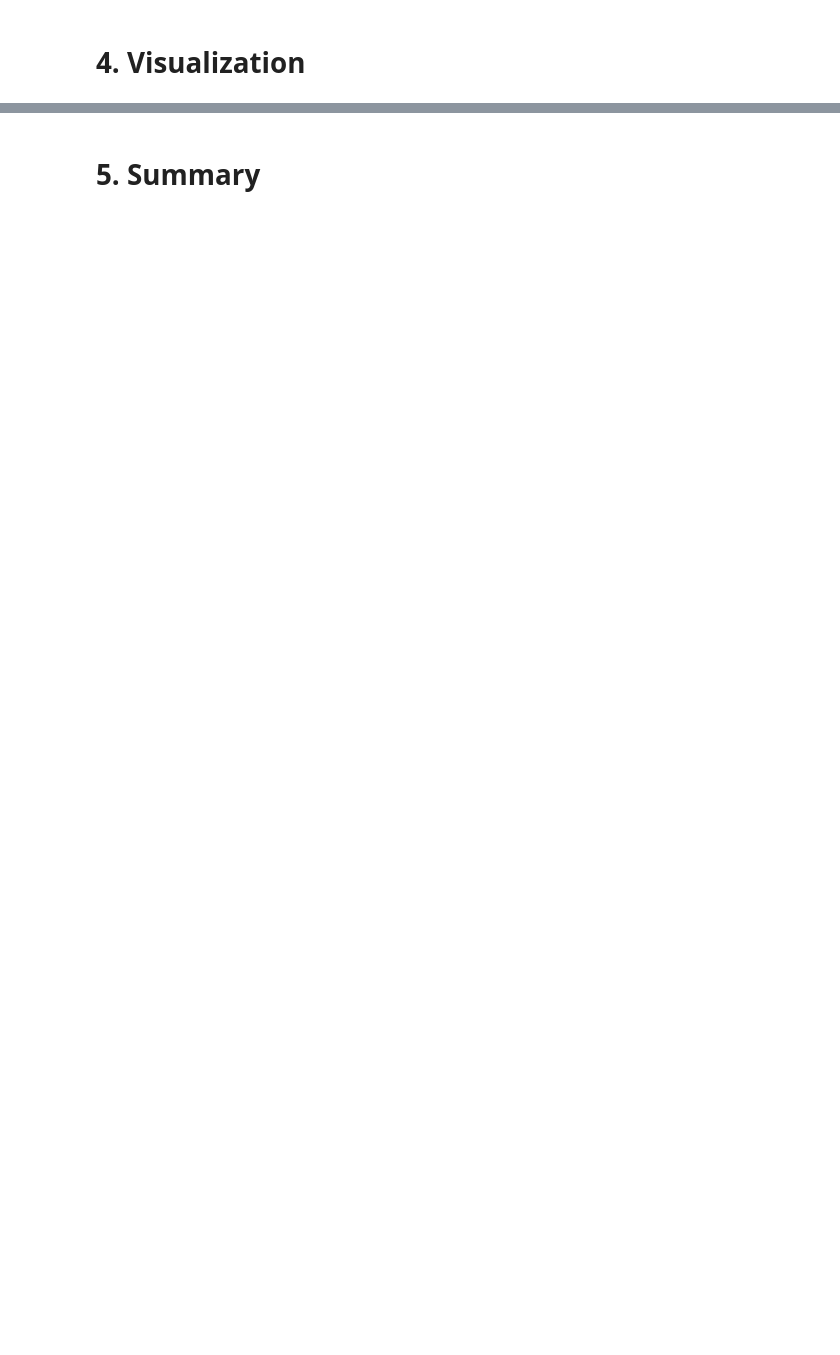
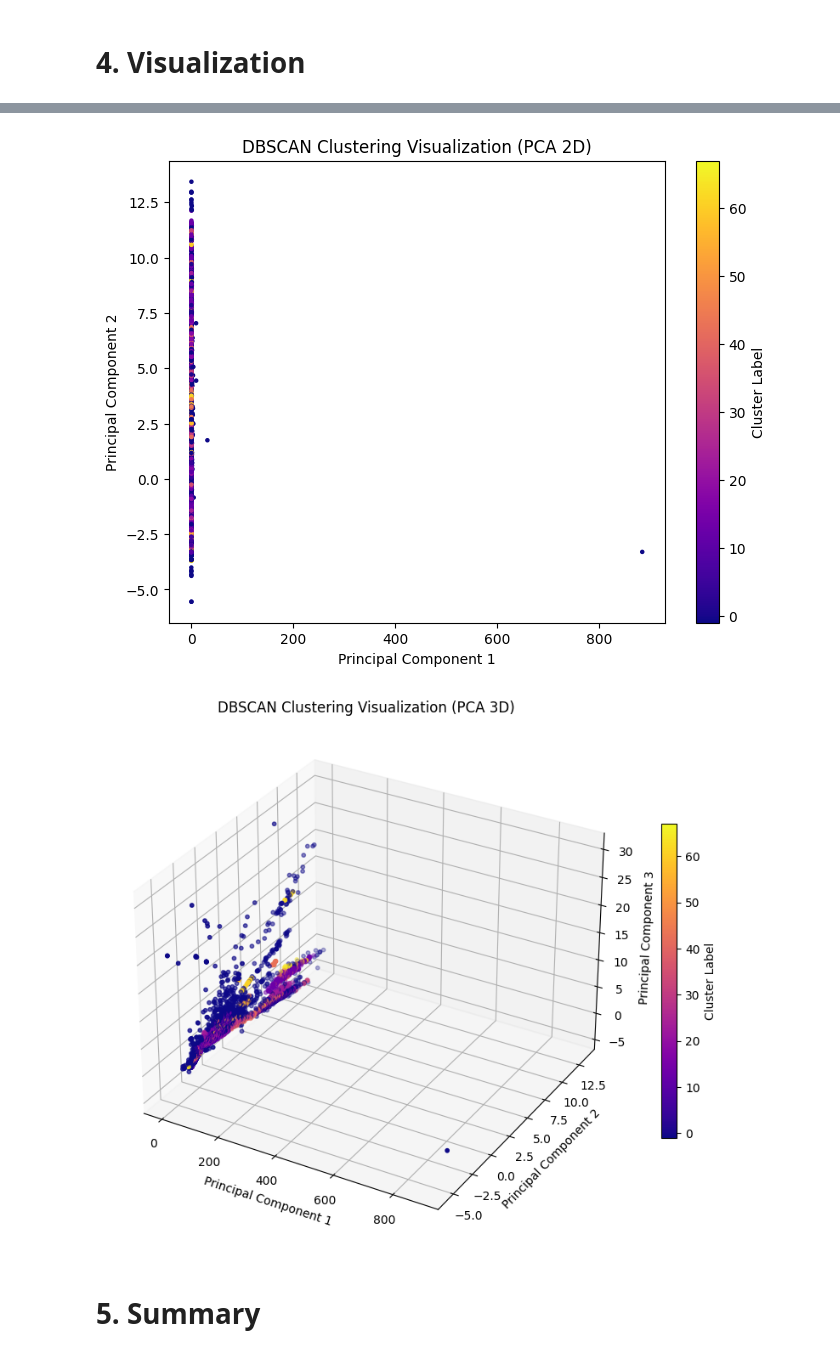
Before and after one commit to FarrelAD/CIC-IDS-2017-Clustering-Case-Study, a Jupyter notebook: notebook.ipynb, the cells around one changed output, grey strips where cells are left out. Saved outputs shown, nothing was run; the diff lists cells and outputs as text; code cells hidden in the pictures; blank space fills up the shorter version.

Commit message:
add 3d visualization from dbscan result

```diff
--- a/notebook.ipynb
+++ b/notebook.ipynb
@@ -236,3 +237,52 @@ plt.show()
+# %%
+# --- PCA 2D ---
+pca_2d = PCA(n_components=2)
+reduced_2d = pca_2d.fit_transform(X_sample)
+
+# --- PCA 3D ---
+pca_3d = PCA(n_components=3)
+reduced_3d = pca_3d.fit_transform(X_sample)
+
+# --- DBSCAN labels ---
+labels = dbscan_labels
+
+# --- 2D Plot ---
+plt.figure(figsize=(8, 6))
+plt.scatter(
+    reduced_2d[:, 0], reduced_2d[:, 1],
+    c=labels,
+    cmap='plasma',
+    s=5
+)
+plt.title("DBSCAN Clustering Visualization (PCA 2D)")
+plt.xlabel("Principal Component 1")
+plt.ylabel("Principal Component 2")
+plt.colorbar(label='Cluster Label')
+plt.show()
+
+# --- 3D Plot ---
+fig = plt.figure(figsize=(10, 8))
+ax = fig.add_subplot(111, projection='3d')
+
+scatter = ax.scatter(
+    reduced_3d[:, 0],
+    reduced_3d[:, 1],
+    reduced_3d[:, 2],
+    c=labels,
+    cmap='plasma',
+    s=10
+)
+
+ax.set_title("DBSCAN Clustering Visualization (PCA 3D)")
+ax.set_xlabel("Principal Component 1")
+ax.set_ylabel("Principal Component 2")
+ax.set_zlabel("Principal Component 3")
+
+fig.colorbar(scatter, label='Cluster Label', shrink=0.6)
+plt.show()
+# %% [output]
+[figure, added]
+[figure, added]
 # %% [markdown]
 # 5. Summary
 # %%
```
Also changed, not shown: parts of 8 cells of this notebook.
